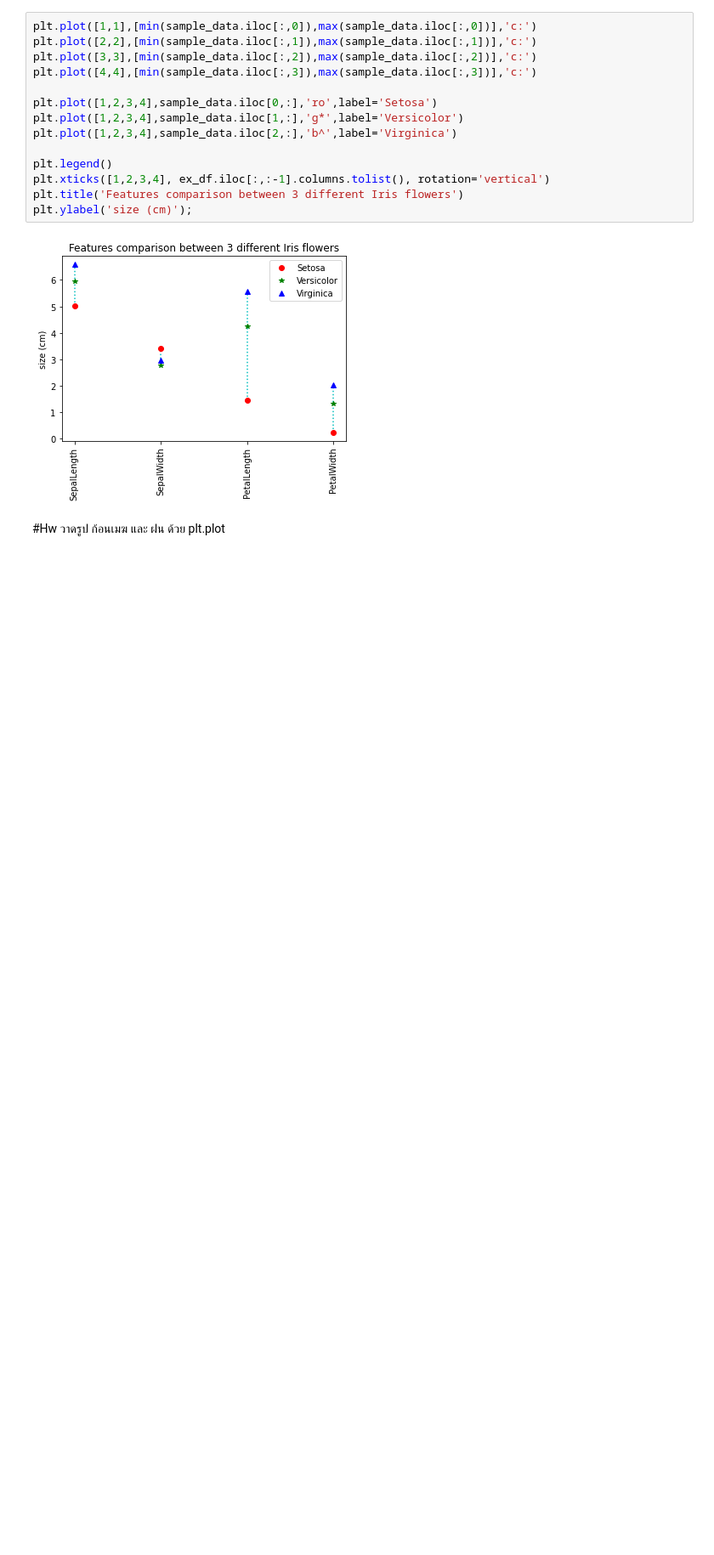
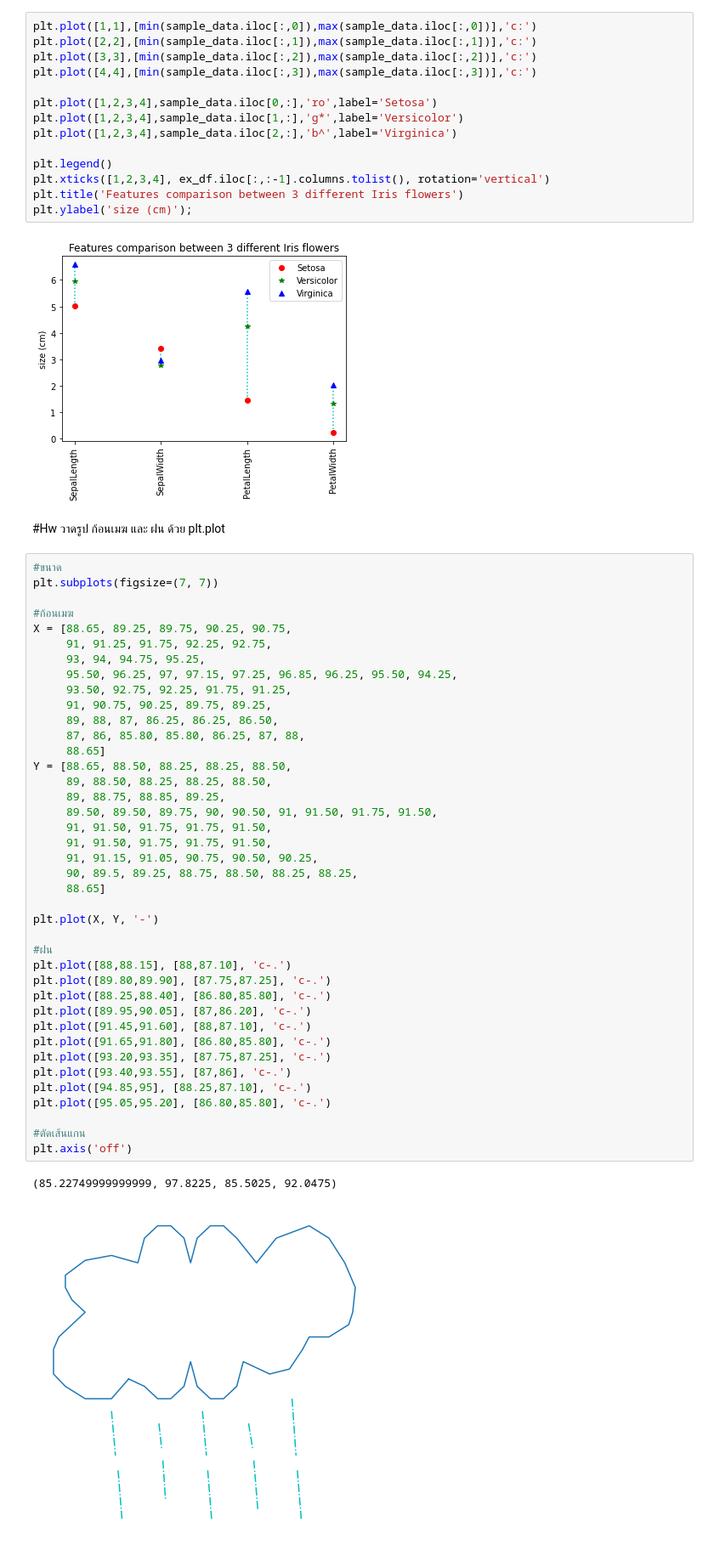
Before and after one commit to BestApisit/data_viz_2022, a Jupyter notebook: DataViz04_Data_Comparison.ipynb, the cells around one changed output. Shown: that part at 85% size. Drawn from its saved outputs; the diff is of its cells as text; blank space fills up the shorter version.

```diff
--- a/DataViz04_Data_Comparison.ipynb
+++ b/DataViz04_Data_Comparison.ipynb
@@ -156,3 +156,46 @@ plt.ylabel('size (cm)');
 [figure]
 # %% [markdown]
 #Hw วาดรูป ก้อนเมฆ และ ฝน ด้วย plt.plot
+# %%
+#ขนาด
+plt.subplots(figsize=(7, 7))
+
+#ก้อนเมฆ
+X = [88.65, 89.25, 89.75, 90.25, 90.75,
+     91, 91.25, 91.75, 92.25, 92.75,
+     93, 94, 94.75, 95.25,
+     95.50, 96.25, 97, 97.15, 97.25, 96.85, 96.25, 95.50, 94.25,
+     93.50, 92.75, 92.25, 91.75, 91.25,
+     91, 90.75, 90.25, 89.75, 89.25,
+     89, 88, 87, 86.25, 86.25, 86.50,
+     87, 86, 85.80, 85.80, 86.25, 87, 88,
+     88.65]
+Y = [88.65, 88.50, 88.25, 88.25, 88.50,
+     89, 88.50, 88.25, 88.25, 88.50,
+     89, 88.75, 88.85, 89.25,
+     89.50, 89.50, 89.75, 90, 90.50, 91, 91.50, 91.75, 91.50,
+     91, 91.50, 91.75, 91.75, 91.50,
+     91, 91.50, 91.75, 91.75, 91.50,
+     91, 91.15, 91.05, 90.75, 90.50, 90.25,
+     90, 89.5, 89.25, 88.75, 88.50, 88.25, 88.25,
+     88.65]
+
+plt.plot(X, Y, '-')
+
+#ฝน
+plt.plot([88,88.15], [88,87.10], 'c-.')
+plt.plot([89.80,89.90], [87.75,87.25], 'c-.')
+plt.plot([88.25,88.40], [86.80,85.80], 'c-.')
+plt.plot([89.95,90.05], [87,86.20], 'c-.')
+plt.plot([91.45,91.60], [88,87.10], 'c-.')
+plt.plot([91.65,91.80], [86.80,85.80], 'c-.')
+plt.plot([93.20,93.35], [87.75,87.25], 'c-.')
+plt.plot([93.40,93.55], [87,86], 'c-.')
+plt.plot([94.85,95], [88.25,87.10], 'c-.')
+plt.plot([95.05,95.20], [86.80,85.80], 'c-.')
+
+#ตัดเส้นแกน
+plt.axis('off')
+# %% [output]
+(85.22749999999999, 97.8225, 85.5025, 92.0475)
+[figure, added]
```
